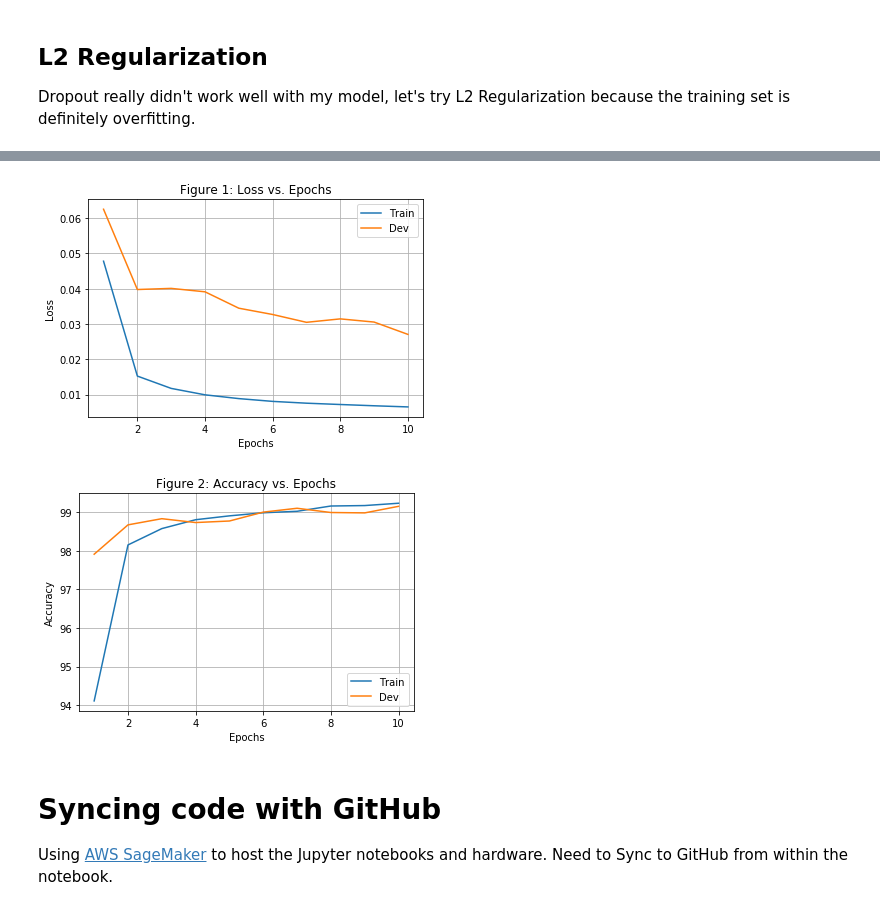
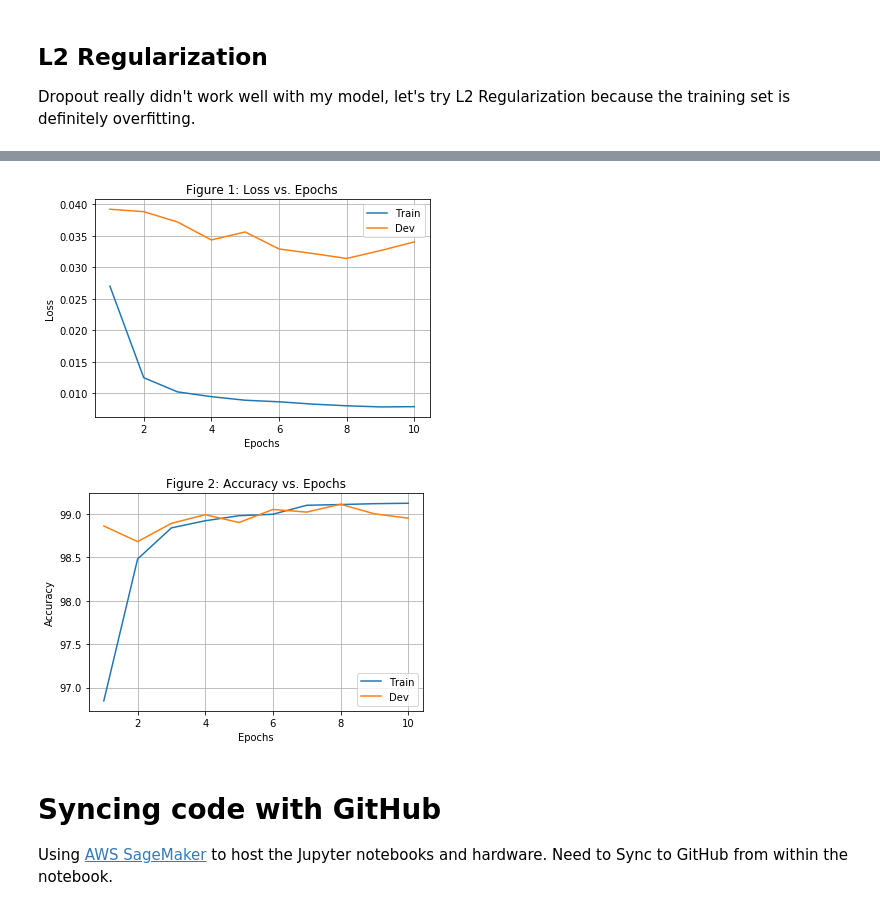
Before and after one commit to tbonza/rose, a Jupyter notebook: HW1_CS7180/Assignment_One.ipynb, the cells around one changed output, grey strips where cells are left out. Drawn from its saved outputs; the diff is of its cells as text; code cells hidden in the pictures.

```diff
--- a/HW1_CS7180/Assignment_One.ipynb
+++ b/HW1_CS7180/Assignment_One.ipynb
@@ -88,8 +88,6 @@ hyperparams = {
 # %% [markdown]
 ### 3. Define a Convolutional Neural Network
 # %%
-# Pytorch MNIST example reference:
-#   https://github.com/pytorch/examples/blob/master/mnist/main.py
 
 class ConvNet(nn.Module):
     def __init__(self, num_classes=10, dropout=0.0):
@@ -102,13 +100,13 @@ class ConvNet(nn.Module):
             nn.MaxPool2d(kernel_size=2,stride=2)
         )
         self.layer2 = nn.Sequential(
-            nn.Conv2d(20, 50, 5, 1),
-            nn.BatchNorm2d(50),
+            nn.Conv2d(20, 75, 5, 1),
+            nn.BatchNorm2d(75),
             nn.ReLU(),
             nn.MaxPool2d(kernel_size=2,stride=2)
         )
         self.dropout = nn.Dropout(p=dropout)
-        self.fc1 = nn.Linear(4*4*50, 500)
+        self.fc1 = nn.Linear(4*4*75, 500)
         self.fc2 = nn.Linear(500, 10)
         #******************************#
     def forward(self, x):
@@ -423,7 +421,7 @@ Dropout really didn't work well with my model,
 let's try L2 Regularization because the training
 set is definitely overfitting.
 # %%
-hyperparams["weight_decay"] = 1e-3
+hyperparams["weight_decay"] = 1e-3 * 2
 hyperparams["epochs"] = 10
 # %%
 model = ConvNet(num_classes).to(device)
@@ -456,16 +454,18 @@ Dev => Average loss: 0.0270, Accuracy: 9915/10000 (99.15%)
 # %%
 m_loss = mat_loss_epoch(training_metrics)
-make_plt(m_loss[0,:], m_loss[1,:], m_loss[2,:],
-         "Epochs", "Loss", "Figure 1: Loss vs. Epochs")
+fig3, ax3 = make_plt(m_loss[0,:], m_loss[1,:], m_loss[2,:],
+             "Epochs", "Loss", "Figure 1: Loss vs. Epochs")
 
 m_accu = mat_accuracy_epoch(training_metrics)
-make_plt(m_accu[0,:], m_accu[1,:], m_accu[2,:],
-         "Epochs", "Accuracy", "Figure 2: Accuracy vs. Epochs")
+fig4, ax4 = make_plt(m_accu[0,:], m_accu[1,:], m_accu[2,:],
+             "Epochs", "Accuracy", "Figure 2: Accuracy vs. Epochs")
 
+fig3.savefig("imgs/fig3.png")
+fig4.savefig("imgs/fig4.png")
 plt.show()
 # %% [output]
-[figure, old version]
+[figure, new version]
-[figure, old version]
+[figure, new version]
 # %% [markdown]
 # Syncing code with GitHub
 
```
Also changed, not shown: parts of 8 cells of this notebook, 4 other files.
